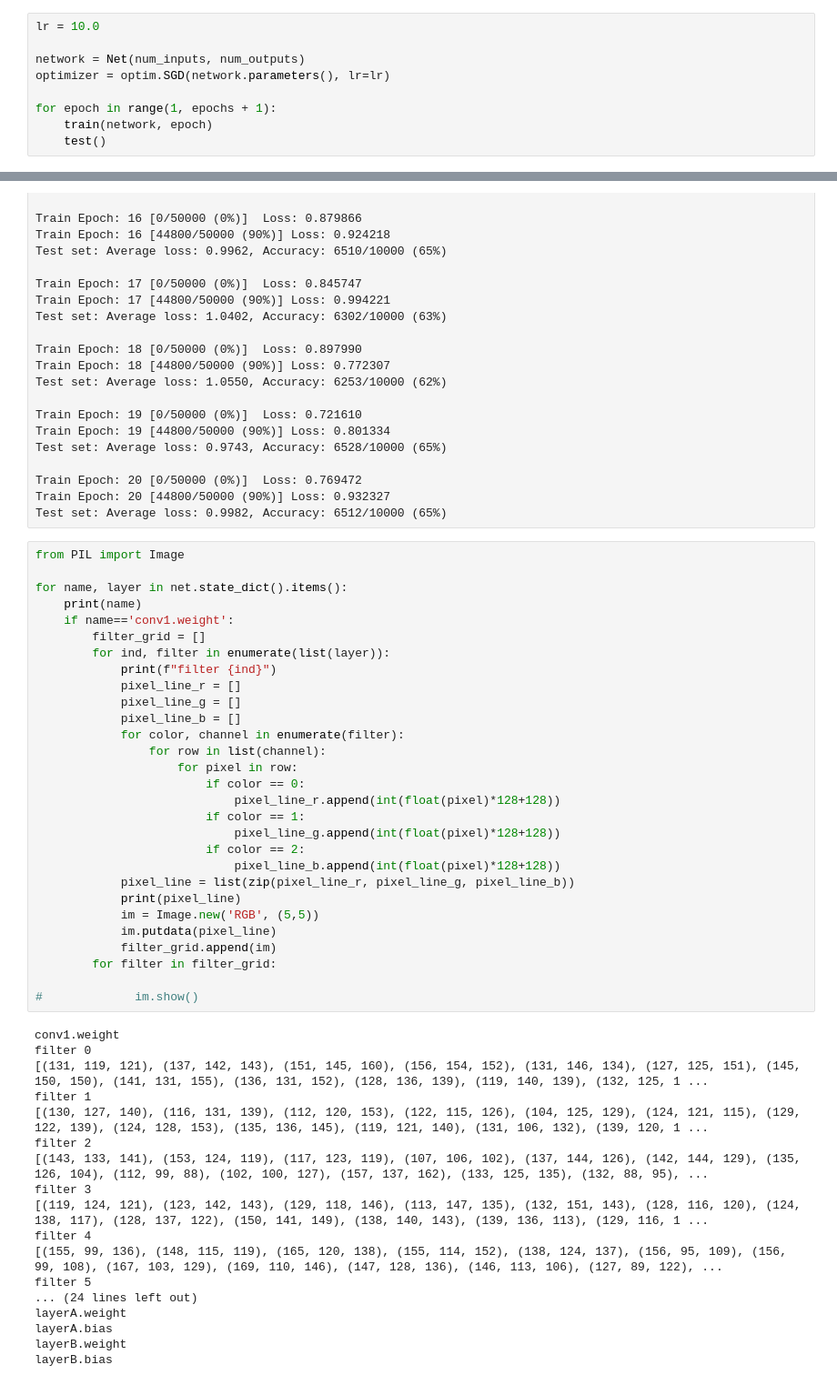
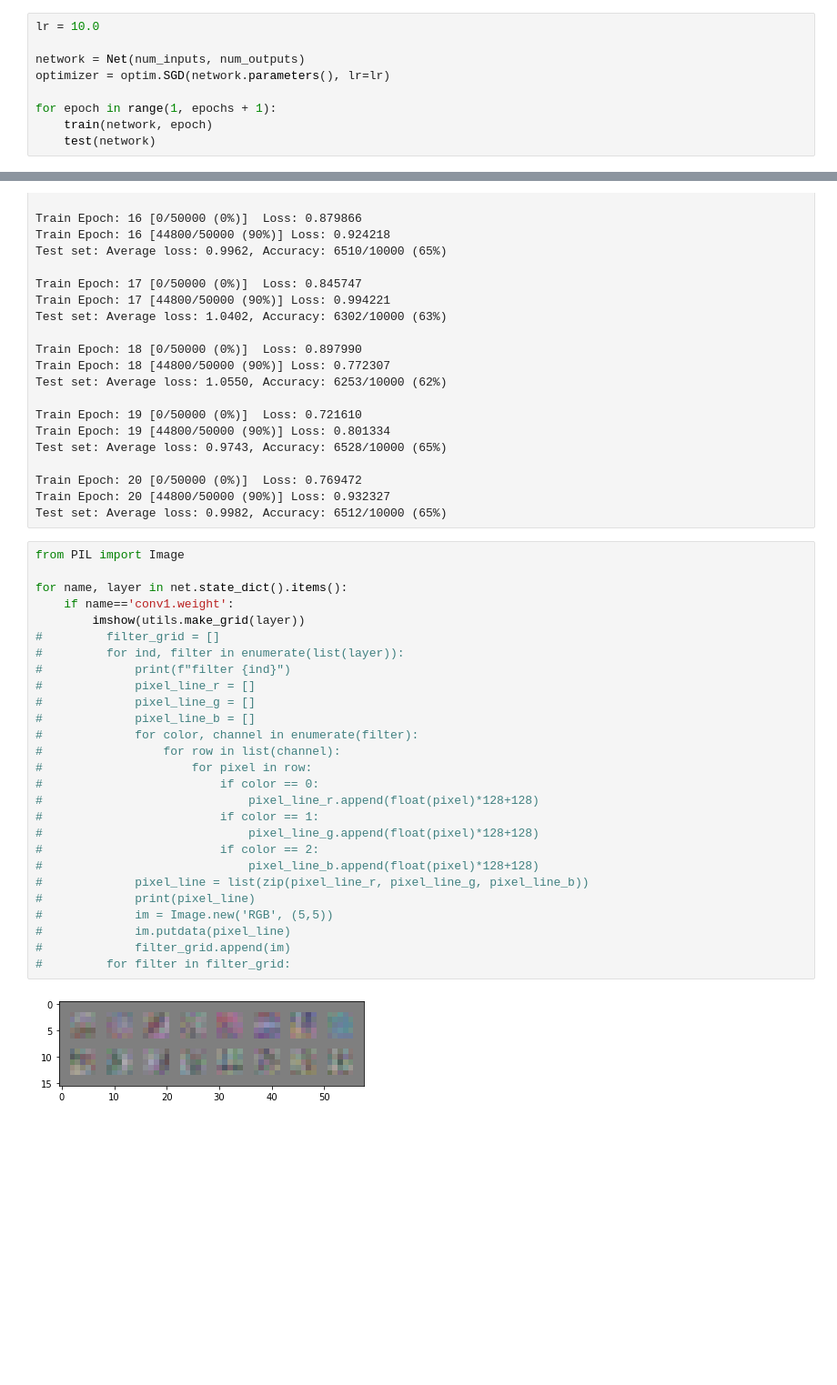
Before and after one commit to m-luck/vision_weight_visualizer, a Jupyter notebook: assign1.ipynb, the cells around one changed output, grey strips where cells are left out. Shown at 91% size. Cells and saved outputs as stored; diff of their text form; blank space fills up the shorter version.

```diff
--- a/assign1.ipynb
+++ b/assign1.ipynb
@@ -344,4 +693,4 @@ optimizer = optim.SGD(network.parameters(), lr=lr)
 
 for epoch in range(1, epochs + 1):
     train(network, epoch)
-    test()
+    test(network)
@@ -525,47 +995,29 @@ Test set: Average loss: 0.9982, Accuracy: 6512/10000 (65%)
 # %%
 from PIL import Image
 
 for name, layer in net.state_dict().items():
-    print(name)
     if name=='conv1.weight':
-        filter_grid = []
-        for ind, filter in enumerate(list(layer)):
-            print(f"filter {ind}")
-            pixel_line_r = []
-            pixel_line_g = []
-            pixel_line_b = []
-            for color, channel in enumerate(filter):
-                for row in list(channel):
-                    for pixel in row:
-                        if color == 0:
-                            pixel_line_r.append(int(float(pixel)*128+128))
-                        if color == 1:
-                            pixel_line_g.append(int(float(pixel)*128+128))
-                        if color == 2:
-                            pixel_line_b.append(int(float(pixel)*128+128))
-            pixel_line = list(zip(pixel_line_r, pixel_line_g, pixel_line_b))
-            print(pixel_line)
-            im = Image.new('RGB', (5,5))
-            im.putdata(pixel_line)
-            filter_grid.append(im)
-        for filter in filter_grid:
-
-#             im.show()
+        imshow(utils.make_grid(layer))
+#         filter_grid = []
+#         for ind, filter in enumerate(list(layer)):
+#             print(f"filter {ind}")
+#             pixel_line_r = []
+#             pixel_line_g = []
+#             pixel_line_b = []
+#             for color, channel in enumerate(filter):
+#                 for row in list(channel):
+#                     for pixel in row:
+#                         if color == 0:
+#                             pixel_line_r.append(float(pixel)*128+128)
+#                         if color == 1:
+#                             pixel_line_g.append(float(pixel)*128+128)
+#                         if color == 2:
+#                             pixel_line_b.append(float(pixel)*128+128)
+#             pixel_line = list(zip(pixel_line_r, pixel_line_g, pixel_line_b))
+#             print(pixel_line)
+#             im = Image.new('RGB', (5,5))
+#             im.putdata(pixel_line)
+#             filter_grid.append(im)
+#         for filter in filter_grid:
 # %% [output]
-conv1.weight
-filter 0
-[(131, 119, 121), (137, 142, 143), (151, 145, 160), (156, 154, 152), (131, 146, 134), (127, 125, 151), (145, 150, 150), (141, 131, 155), (136, 131, 152), (128, 136, 139), (119, 140, 139), (132, 125, 1 ...
-filter 1
-[(130, 127, 140), (116, 131, 139), (112, 120, 153), (122, 115, 126), (104, 125, 129), (124, 121, 115), (129, 122, 139), (124, 128, 153), (135, 136, 145), (119, 121, 140), (131, 106, 132), (139, 120, 1 ...
-filter 2
-[(143, 133, 141), (153, 124, 119), (117, 123, 119), (107, 106, 102), (137, 144, 126), (142, 144, 129), (135, 126, 104), (112, 99, 88), (102, 100, 127), (157, 137, 162), (133, 125, 135), (132, 88, 95), ...
-filter 3
-[(119, 124, 121), (123, 142, 143), (129, 118, 146), (113, 147, 135), (132, 151, 143), (128, 116, 120), (124, 138, 117), (128, 137, 122), (150, 141, 149), (138, 140, 143), (139, 136, 113), (129, 116, 1 ...
-filter 4
-[(155, 99, 136), (148, 115, 119), (165, 120, 138), (155, 114, 152), (138, 124, 137), (156, 95, 109), (156, 99, 108), (167, 103, 129), (169, 110, 146), (147, 128, 136), (146, 113, 106), (127, 89, 122), ...
-filter 5
-... (24 lines left out)
-layerA.weight
-layerA.bias
-layerB.weight
-layerB.bias
+[figure, added]
```
Also changed, not shown: parts of 10 cells of this notebook, 20 other files.
